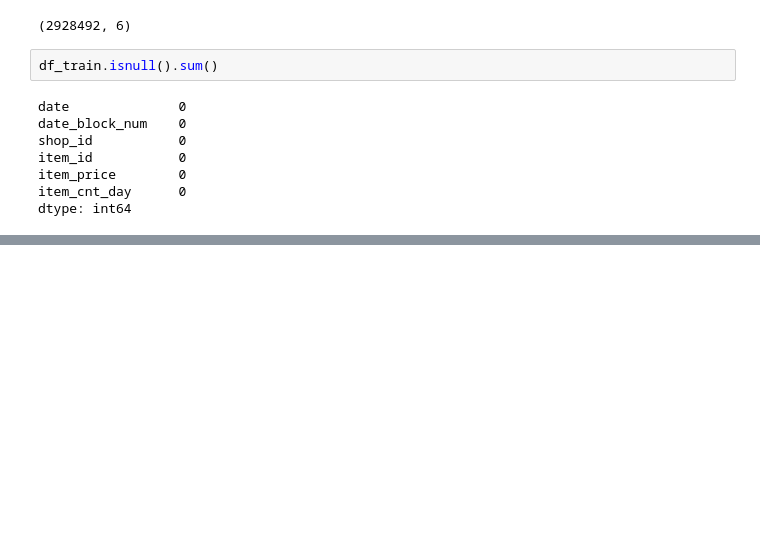
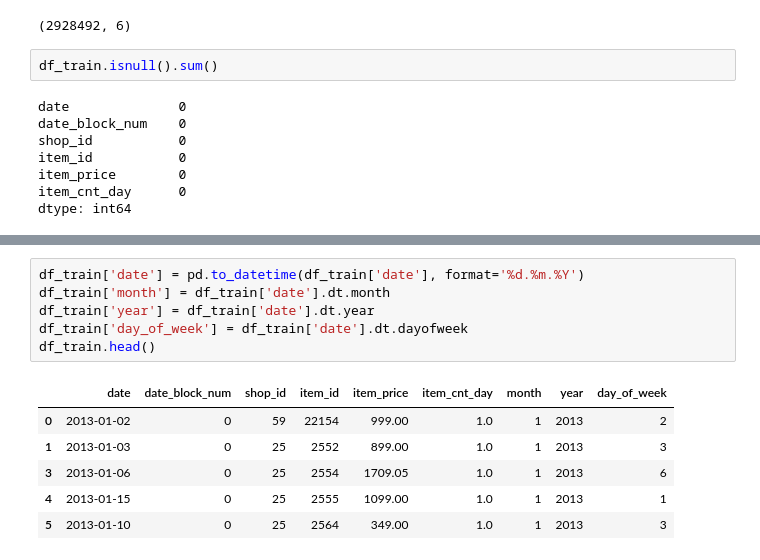
Before and after one commit to ishamel101/Predict-Future-Sales, a Jupyter notebook: fetures_sales.ipynb, the cells around one changed output, grey strips where cells are left out. Drawn from its saved outputs; the diff is of its cells as text; blank space fills up the shorter version.

```diff
--- a/fetures_sales.ipynb
+++ b/fetures_sales.ipynb
@@ -192,4 +195,17 @@ plt.grid(True)
 plt.show()
 # %% [output]
 [figure]
+# %%
+df_train['date'] = pd.to_datetime(df_train['date'], format='%d.%m.%Y')
+df_train['month'] = df_train['date'].dt.month
+df_train['year'] = df_train['date'].dt.year
+df_train['day_of_week'] = df_train['date'].dt.dayofweek
+df_train.head()
+# %% [output]
+|  | date | date_block_num | shop_id | item_id | item_price | item_cnt_day | month | year | day_of_week |
+| 0 | 2013-01-02 | 0 | 59 | 22154 | 999.00 | 1.0 | 1 | 2013 | 2 |
+| 1 | 2013-01-03 | 0 | 25 | 2552 | 899.00 | 1.0 | 1 | 2013 | 3 |
+| 3 | 2013-01-06 | 0 | 25 | 2554 | 1709.05 | 1.0 | 1 | 2013 | 6 |
+| 4 | 2013-01-15 | 0 | 25 | 2555 | 1099.00 | 1.0 | 1 | 2013 | 1 |
+| 5 | 2013-01-10 | 0 | 25 | 2564 | 349.00 | 1.0 | 1 | 2013 | 3 |
 # %%
```
Also changed, not shown: parts of 8 cells of this notebook, 1 other file.
